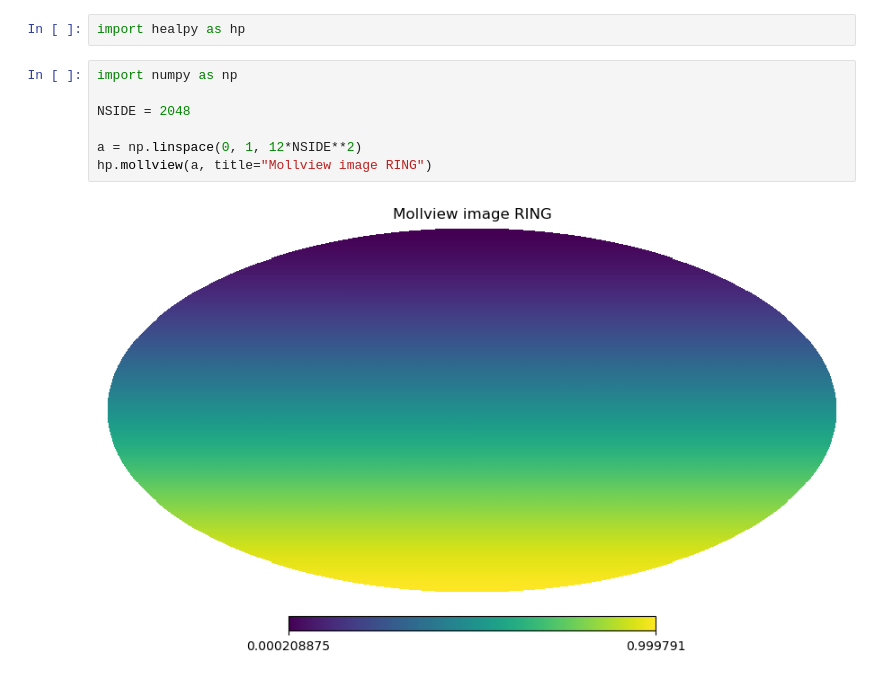
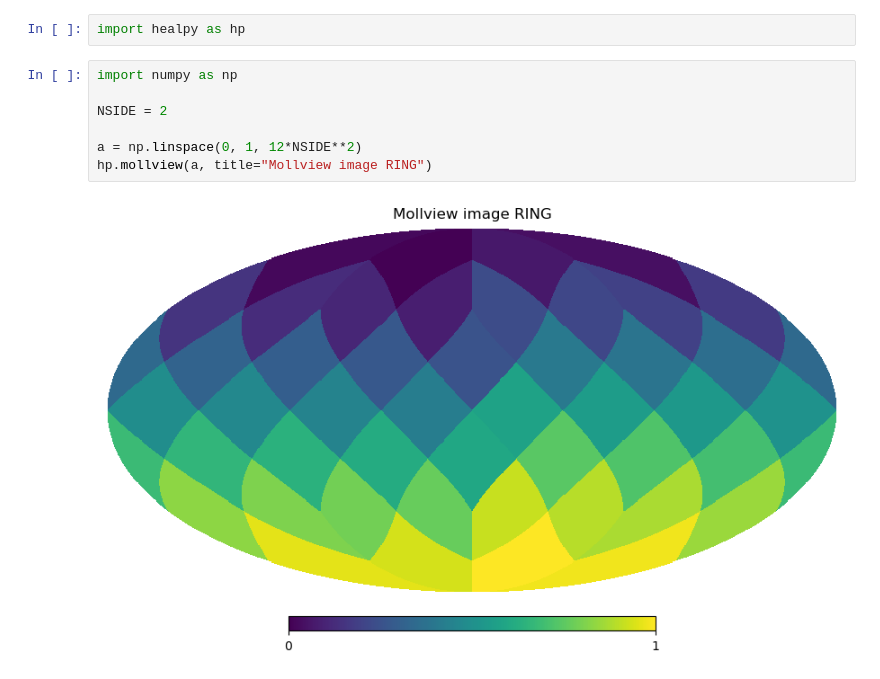
Before and after one commit to Zguandi/unWISE_SZ, a Jupyter notebook: test.ipynb, the cells around one changed output. Drawn from its saved outputs; the diff is of its cells as text.

```diff
--- a/test.ipynb
+++ b/test.ipynb
@@ -3,9 +3,9 @@ import healpy as hp
 # %%
 import numpy as np
 
-NSIDE = 2048
+NSIDE = 2
 
 a = np.linspace(0, 1, 12*NSIDE**2)
 hp.mollview(a, title="Mollview image RING")
 # %% [output]
-[figure, old version]
+[figure, new version]
```
Also changed, not shown: 4 other files.
